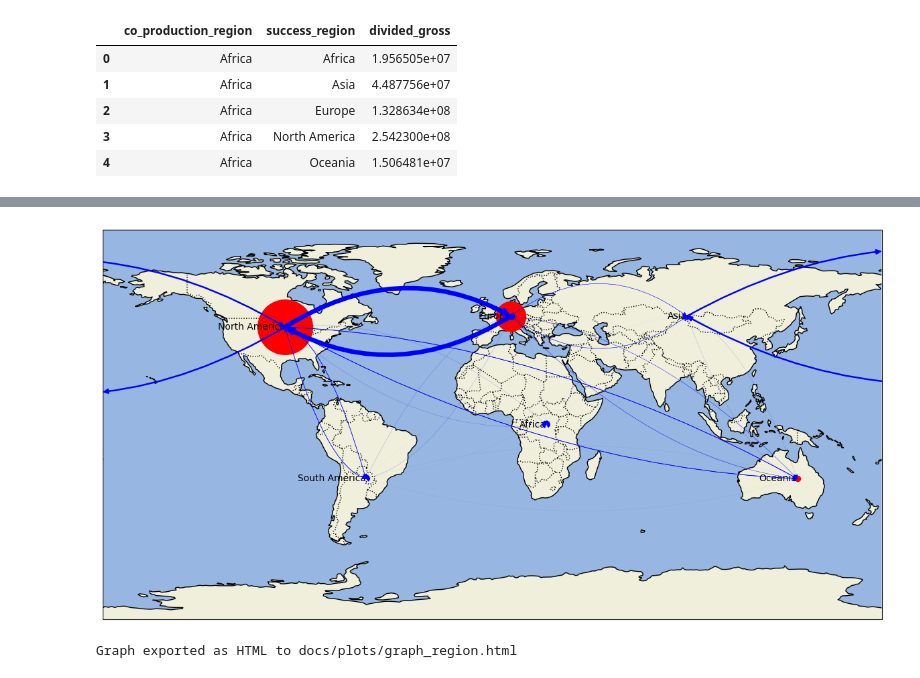
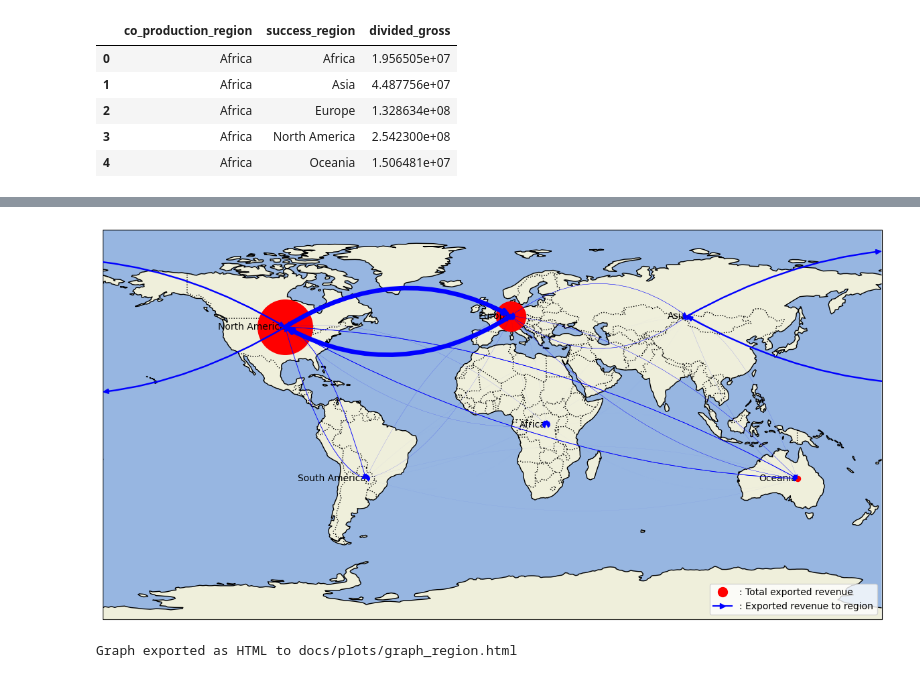
Before and after one commit to epfl-ada/ada-2023-project-nada2023, a Jupyter notebook: network_region.ipynb, the cells around one changed output, grey strips where cells are left out. Drawn from its saved outputs; the diff is of its cells as text; code cells hidden in the pictures.

Commit message:
added legend

```diff
--- a/network_region.ipynb
+++ b/network_region.ipynb
@@ -648,34 +648,42 @@ for node, (lon, lat) in pos.items():
     ax.text(lon, lat, node, verticalalignment='center', horizontalalignment='right', transform=ccrs.Geodetic())
 
 # Get the maximum weight for normalization
 max_weight = max(nx.get_edge_attributes(G, 'weight').values())
 
 # Draw edges with Bezier curves
 for (u, v, data) in G.edges(data=True):
     if u != v :  # Skip self-loops for visualization
         start_pos, end_pos = pos[u], pos[v]
         weight = data['weight']
         normalized_weight = 15 * weight / max_weight
 
         if ((u=='North America' and v=='Asia') or (u=='Asia' and v=='North America')):
             draw_global_edge(ax, pos['Asia'], pos['North America'], color='blue', lw=normalized_weight)
             draw_global_edge(ax, pos['North America'], pos['Asia'], color='blue', lw=normalized_weight)
 
         else :
             # Offset the control points for bidirectional edges
             control_point = offset_control_point(start_pos, end_pos, offset=30)
             control_point_reverse = offset_control_point(start_pos, end_pos, offset=-30)
 
             # Draw edge from u to v
             draw_bezier_arrow(ax, start_pos, end_pos, control_point, color='blue', lw=normalized_weight, zorder=10)
             # Draw edge from v to u
             draw_bezier_arrow(ax, end_pos, start_pos, control_point_reverse, color='blue', lw=normalized_weight, zorder=10)
 
+# Create a custom legend entry for nodes
+node_legend = mlines.Line2D([], [], color='red', marker='o', linestyle='None', markersize=10, label=': Total exported revenue')
+
+# Create a custom legend entry for edges
+edge_legend = mlines.Line2D([], [], color='blue', marker='>', linestyle='-', label=': Exported revenue to region')
+
+# Add the legend to the plot
+ax.legend(handles=[node_legend, edge_legend], loc='lower right')  # You can change the location as needed
 
 
 plt.show()
 # %% [output]
-[figure, old version]
+[figure, new version]
 # %%
 import folium
 from folium import Marker
```
Also changed, not shown: 1 other file.
